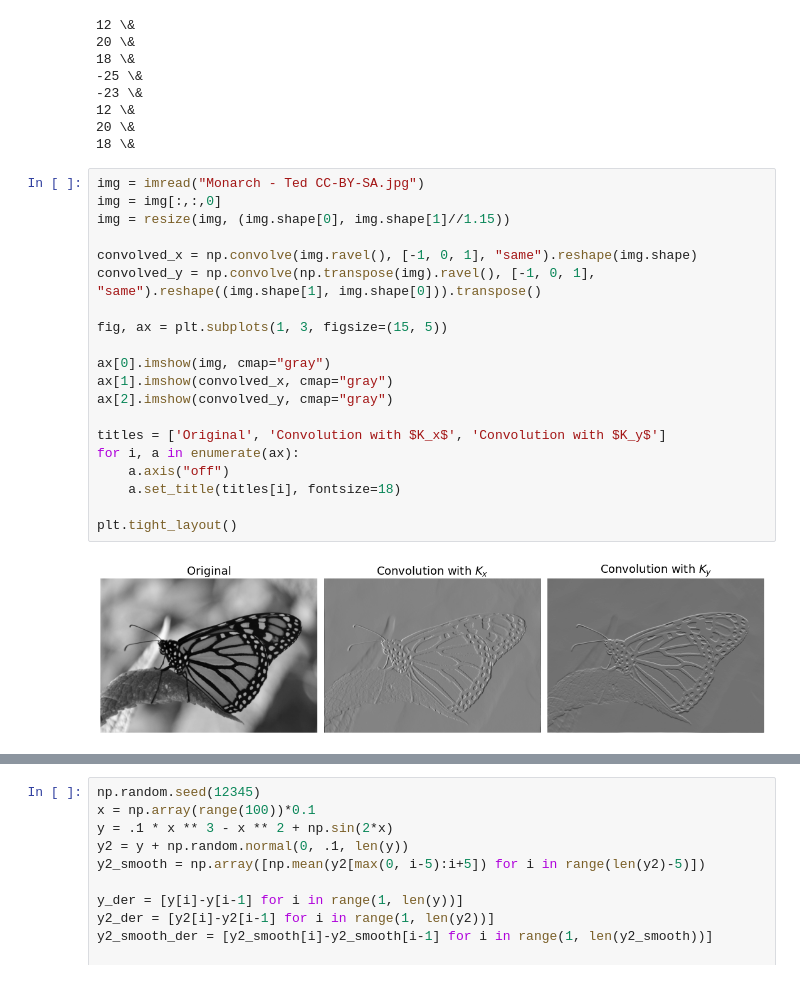
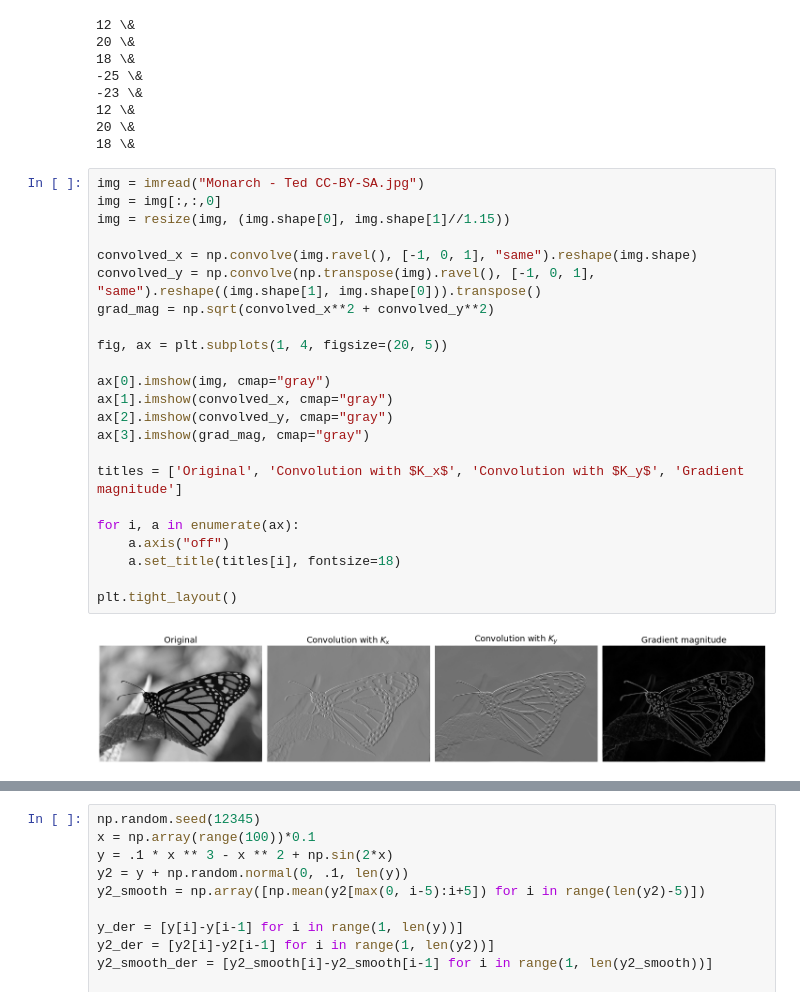
Before and after one commit to nicolaromano/BIA4, a Jupyter notebook: Lectures/05 - Edge detection methods/Lecture5_figures.ipynb, the cells around one changed output, grey strips where cells are left out. Saved outputs shown, nothing was run; the diff lists cells and outputs as text.

```diff
--- a/Lectures/05 - Edge detection methods/Lecture5_figures.ipynb
+++ b/Lectures/05 - Edge detection methods/Lecture5_figures.ipynb
@@ -115,22 +118,25 @@ for r in res:
 # %%
 img = imread("Monarch - Ted CC-BY-SA.jpg")
 img = img[:,:,0]
 img = resize(img, (img.shape[0], img.shape[1]//1.15))
 
 convolved_x = np.convolve(img.ravel(), [-1, 0, 1], "same").reshape(img.shape)
 convolved_y = np.convolve(np.transpose(img).ravel(), [-1, 0, 1], "same").reshape((img.shape[1], img.shape[0])).transpose()
+grad_mag = np.sqrt(convolved_x**2 + convolved_y**2)
 
-fig, ax = plt.subplots(1, 3, figsize=(15, 5))
+fig, ax = plt.subplots(1, 4, figsize=(20, 5))
 
 ax[0].imshow(img, cmap="gray")
 ax[1].imshow(convolved_x, cmap="gray")
 ax[2].imshow(convolved_y, cmap="gray")
+ax[3].imshow(grad_mag, cmap="gray")
 
-titles = ['Original', 'Convolution with $K_x$', 'Convolution with $K_y$']
+titles = ['Original', 'Convolution with $K_x$', 'Convolution with $K_y$', 'Gradient magnitude']
+
 for i, a in enumerate(ax):
     a.axis("off")
     a.set_title(titles[i], fontsize=18)
 
 plt.tight_layout()
 # %% [output]
-[figure, old version]
+[figure, new version]
```
Also changed, not shown: parts of 5 cells of this notebook, 10 other files.
